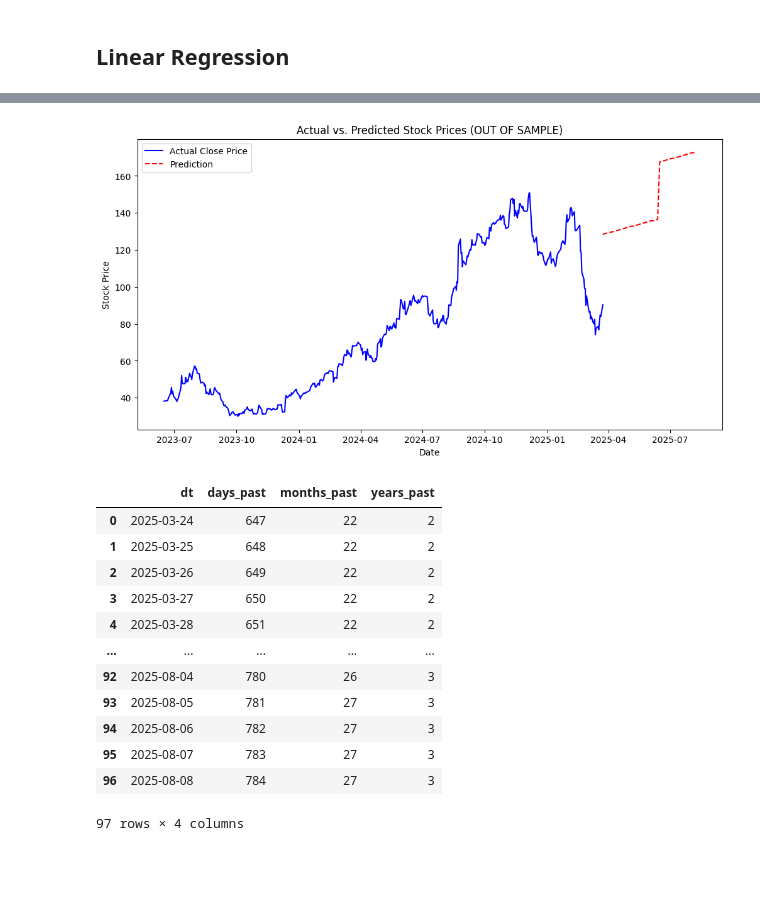
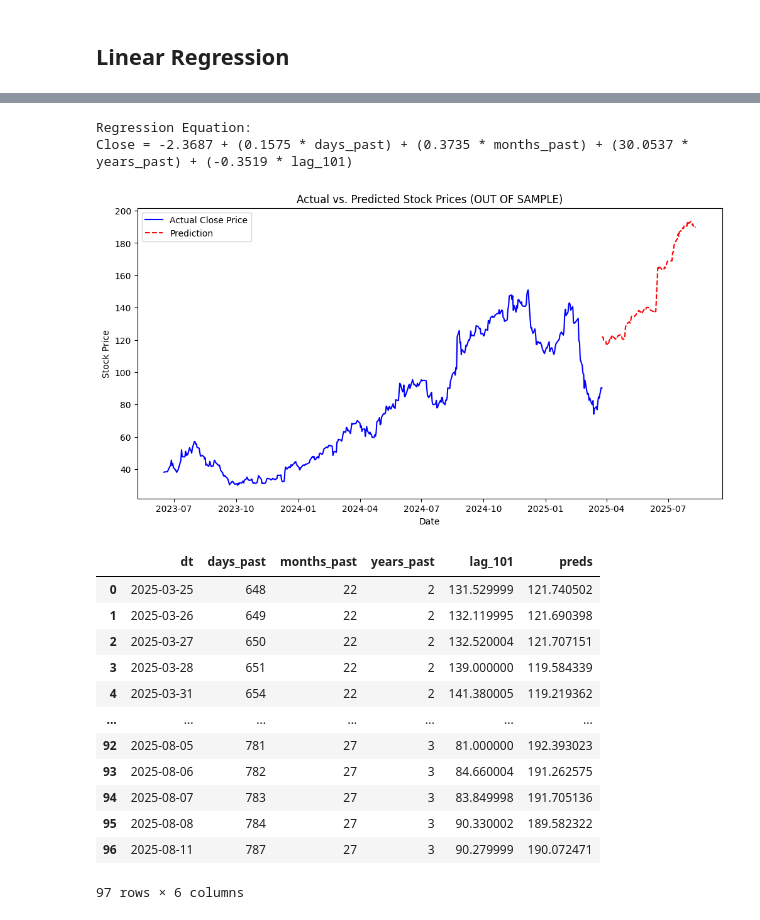
Before and after one commit to mfannin099/Stock_Analysis, a Jupyter notebook: predictions.ipynb, the cells around one changed output, grey strips where cells are left out. Drawn from its saved outputs; the diff is of its cells as text; code cells hidden in the pictures; blank space fills up the shorter version.

Commit message:
Updated Linear Regression

```diff
--- a/predictions.ipynb
+++ b/predictions.ipynb
@@ -414,54 +402,81 @@ train_df_lin_reg
 # %%
+## Out of Sample
+## Create the predictions dataset
+
 ## OUT OF SAMPLE
 predictions_df_lin_reg = predictions_df.copy()
 
-reference_date = df_to_model.index.min()
-time_diff = reference_date - df_to_model.index
+reference_date_train = lin_reg_df.index.min()
+
+## Creating the Train set
+time_diff = reference_date_train - df_to_model.index
 df_to_model['days_past'] = time_diff.days
 df_to_model['months_past'] = time_diff.days // 30  # Approximation of months
 df_to_model['years_past'] = time_diff.days // 365  # Approximation of years
 df_to_model[['days_past', 'months_past', 'years_past']] = df_to_model[['days_past', 'months_past', 'years_past']].apply(lambda x: x.abs())
 
+# Adding Lag Features
+df_to_model[f'lag_{lag_value}'] = df_to_model['Close'].shift(lag_value).fillna(0)
+
 ## Feature creation for the predictions
 predictions_df_lin_reg['dt'] = pd.to_datetime(predictions_df_lin_reg['dt'])
 predictions_df_lin_reg['dt'] = predictions_df_lin_reg['dt'].dt.date
-reference_date = pd.to_datetime(reference_date).date()
+reference_date = pd.to_datetime(reference_date_train).date()
 time_diff = reference_date - predictions_df_lin_reg['dt']
 
 predictions_df_lin_reg['days_past'] = time_diff.dt.days
 predictions_df_lin_reg['months_past'] = time_diff.dt.days // 30  # Approximation of months
 predictions_df_lin_reg['years_past'] = time_diff.dt.days // 365  # Approximation of years
 predictions_df_lin_reg[['days_past', 'months_past', 'years_past']] = predictions_df_lin_reg[['days_past', 'months_past', 'years_past']].apply(lambda x: x.abs())
 
-X_train = df_to_model[['days_past', 'months_past', 'years_past']]
+# Adding Lag Features
+predictions_df_lin_reg[f'lag_{lag_value}'] = df_to_model['Close'].iloc[-len(predictions_df_lin_reg):].values
+
+#Spliting into X & y, training, and predicting
+X_train = df_to_model[['days_past', 'months_past', 'years_past', 'lag_101']]
 y_train = df_to_model['Close']
 
-X_forecast = predictions_df_lin_reg[['days_past', 'months_past', 'years_past']]
+X_forecast = predictions_df_lin_reg[['days_past', 'months_past', 'years_past', 'lag_101']]
 
 model = LinearRegression()
 model.fit(X_train, y_train)
+
+
+# Get coefficients and intercept
+coefficients = model.coef_
+intercept = model.intercept_
+
+# Print equation
+feature_names = ['days_past', 'months_past', 'years_past', 'lag_101']
+equation = f"Close = {intercept:.4f}"
+
+for coef, feature in zip(coefficients, feature_names):
+    equation += f" + ({coef:.4f} * {feature})"
+
+print("Regression Equation:")
+print(equation)
+
 
 y_pred = model.predict(X_forecast)
 predictions_df_lin_reg['preds'] = y_pred
 
 
 ## Plotting Predictions
 plot_oos(df_to_model, predictions_df_lin_reg)
 # %% [output]
+Regression Equation:
+Close = -2.3687 + (0.1575 * days_past) + (0.3735 * months_past) + (30.0537 * years_past) + (-0.3519 * lag_101)
-[figure, old version]
+[figure, new version]
+|  | dt | days_past | months_past | years_past | lag_101 | preds |
+| 0 | 2025-03-25 | 648 | 22 | 2 | 131.529999 | 121.740502 |
+| 1 | 2025-03-26 | 649 | 22 | 2 | 132.119995 | 121.690398 |
+| 2 | 2025-03-27 | 650 | 22 | 2 | 132.520004 | 121.707151 |
+| 3 | 2025-03-28 | 651 | 22 | 2 | 139.000000 | 119.584339 |
+| 4 | 2025-03-31 | 654 | 22 | 2 | 141.380005 | 119.219362 |
+| ... | ... | ... | ... | ... | ... | ... |
+| 92 | 2025-08-05 | 781 | 27 | 3 | 81.000000 | 192.393023 |
+| 93 | 2025-08-06 | 782 | 27 | 3 | 84.660004 | 191.262575 |
+| 94 | 2025-08-07 | 783 | 27 | 3 | 83.849998 | 191.705136 |
+| 95 | 2025-08-08 | 784 | 27 | 3 | 90.330002 | 189.582322 |
+| 96 | 2025-08-11 | 787 | 27 | 3 | 90.279999 | 190.072471 |
+97 rows × 6 columns
-# %%
-predictions_df_lin_reg
-# %% [output]
-|  | dt | days_past | months_past | years_past |
-| 0 | 2025-03-24 | 647 | 22 | 2 |
-| 1 | 2025-03-25 | 648 | 22 | 2 |
-| 2 | 2025-03-26 | 649 | 22 | 2 |
-| 3 | 2025-03-27 | 650 | 22 | 2 |
-| 4 | 2025-03-28 | 651 | 22 | 2 |
-| ... | ... | ... | ... | ... |
-| 92 | 2025-08-04 | 780 | 26 | 3 |
-| 93 | 2025-08-05 | 781 | 27 | 3 |
-| 94 | 2025-08-06 | 782 | 27 | 3 |
-| 95 | 2025-08-07 | 783 | 27 | 3 |
-| 96 | 2025-08-08 | 784 | 27 | 3 |
-97 rows × 4 columns
```
Also changed, not shown: parts of 12 cells of this notebook.
